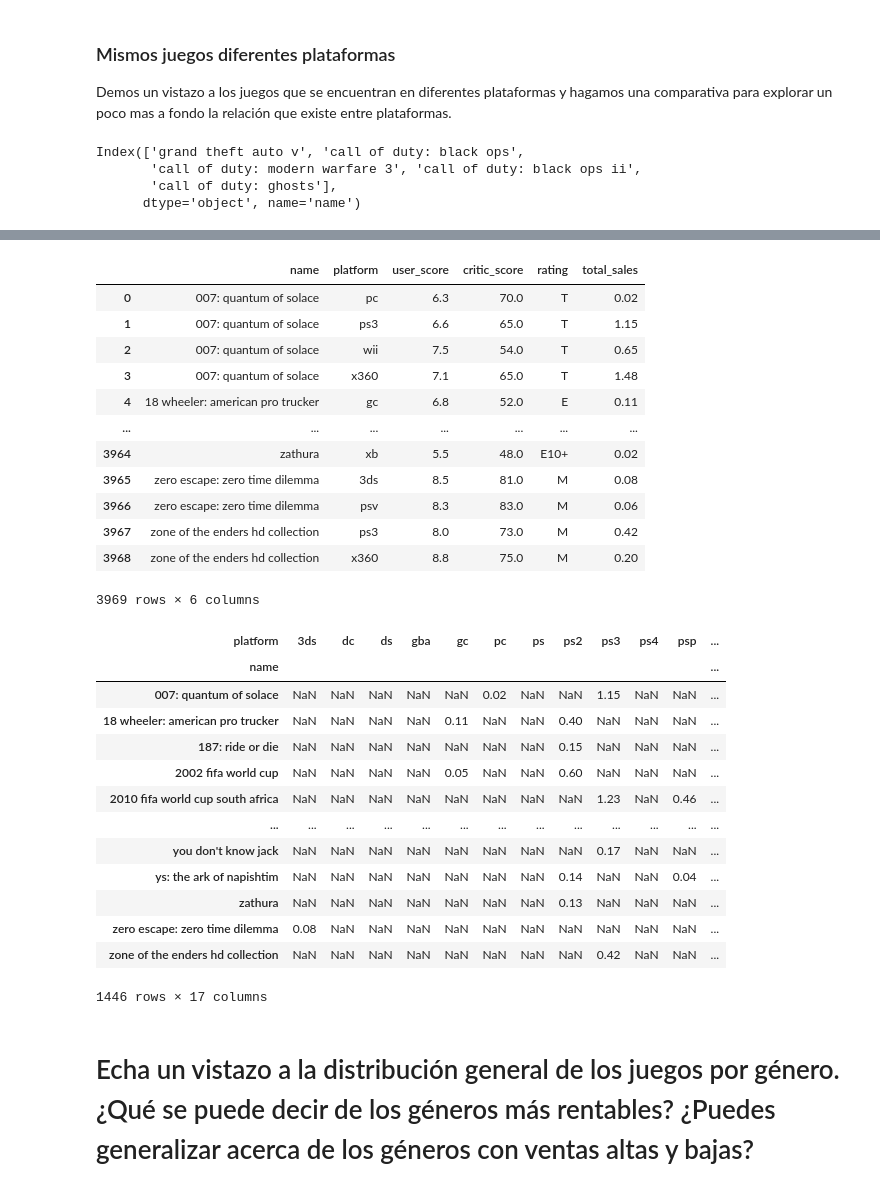
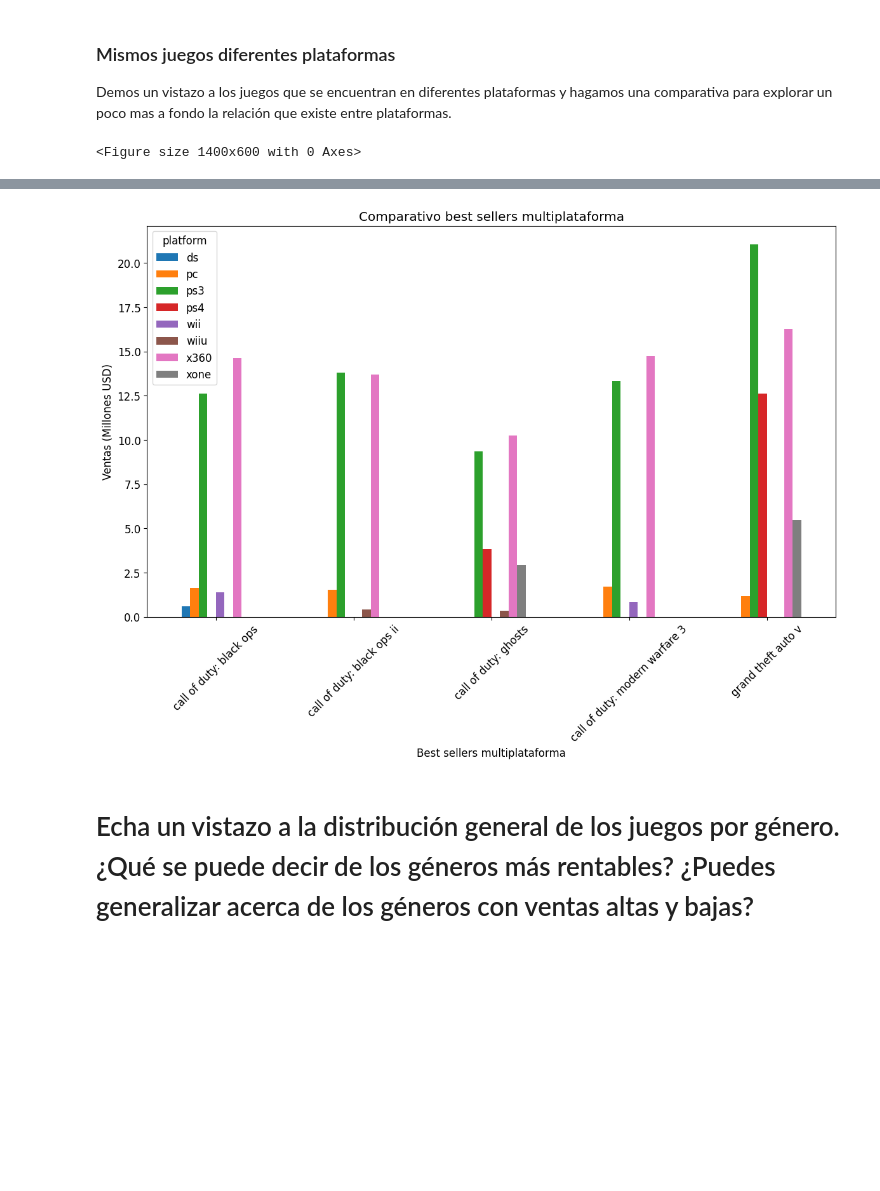
Before and after one commit to ma280113/TripleTen, a Jupyter notebook: strint_6_proyect/notebook.ipynb, the cells around one changed output, grey strips where cells are left out. Drawn from its saved outputs; the diff is of its cells as text; code cells hidden in the pictures; blank space fills up the shorter version.

```diff
--- a/strint_6_proyect/notebook.ipynb
+++ b/strint_6_proyect/notebook.ipynb
@@ -753,6 +753,11 @@ multiplatforms = multiplatforms.unique()
 #-----------Filtro del DataFrame con los juegos multiplataforma.
 df_multiplatforms = df[df['name'].isin(multiplatforms)]
 
+#----------Top 5 best sellers-----------------
+best_sellers = df_multiplatforms.groupby('name')['total_sales'].sum().sort_values(ascending = False).head(5)
+
+df_multiplatforms = df_multiplatforms[df_multiplatforms['name'].isin(best_sellers.index)]
+
 #------------Agrupar por plataforma----------
 df_multiplatforms = df_multiplatforms.groupby(['name', 'platform']).agg({
     'user_score' : 'mean',
@@ -760,8 +765,6 @@ df_multiplatforms = df_multiplatforms.groupby(['name', 'platform']).agg({
     'rating' : 'first',
     'total_sales' : 'mean'
 }).reset_index()
-#----------Top 5 best sellers-----------------
-best_sellers = df_multiplatforms.groupby('name')['total_sales'].sum().sort_values(ascending = False).head(5)
 
 #------Pivote de datos-------
 pivot_multiplatforms = df_multiplatforms.pivot(index = 'name', columns = 'platform', values = 'total_sales')
@@ -769,12 +772,12 @@ pivot_multiplatforms = df_multiplatforms.pivot(index = 'name', columns = 'platfo
 #-------Grafica comparativa---------------
 plt.figure(figsize=(14,6))
 
-pivot_multiplatforms.plot()
+pivot_multiplatforms.plot(kind = 'bar')
 plt.title('Comparativo best sellers multiplataforma')
+plt.xlabel('Best sellers multiplataforma')
+plt.ylabel('Ventas (Millones USD)')
+plt.xticks(rotation = 45)
 
 plt.show()
 # %% [output]
-Index(['grand theft auto v', 'call of duty: black ops',
-       'call of duty: modern warfare 3', 'call of duty: black ops ii',
-       'call of duty: ghosts'],
-      dtype='object', name='name')
+<Figure size 1400x600 with 0 Axes>
@@ -798,30 +784,4 @@ Index(['grand theft auto v', 'call of duty: black ops',
-|  | name | platform | user_score | critic_score | rating | total_sales |
-| 0 | 007: quantum of solace | pc | 6.3 | 70.0 | T | 0.02 |
-| 1 | 007: quantum of solace | ps3 | 6.6 | 65.0 | T | 1.15 |
-| 2 | 007: quantum of solace | wii | 7.5 | 54.0 | T | 0.65 |
-| 3 | 007: quantum of solace | x360 | 7.1 | 65.0 | T | 1.48 |
-| 4 | 18 wheeler: american pro trucker | gc | 6.8 | 52.0 | E | 0.11 |
-| ... | ... | ... | ... | ... | ... | ... |
-| 3964 | zathura | xb | 5.5 | 48.0 | E10+ | 0.02 |
-| 3965 | zero escape: zero time dilemma | 3ds | 8.5 | 81.0 | M | 0.08 |
-| 3966 | zero escape: zero time dilemma | psv | 8.3 | 83.0 | M | 0.06 |
-| 3967 | zone of the enders hd collection | ps3 | 8.0 | 73.0 | M | 0.42 |
-| 3968 | zone of the enders hd collection | x360 | 8.8 | 75.0 | M | 0.20 |
-3969 rows × 6 columns
-| platform | 3ds | dc | ds | gba | gc | pc | ps | ps2 | ps3 | ps4 | psp | ... |
-| name |  |  |  |  |  |  |  |  |  |  |  | ... |
-| 007: quantum of solace | NaN | NaN | NaN | NaN | NaN | 0.02 | NaN | NaN | 1.15 | NaN | NaN | ... |
-| 18 wheeler: american pro trucker | NaN | NaN | NaN | NaN | 0.11 | NaN | NaN | 0.40 | NaN | NaN | NaN | ... |
-| 187: ride or die | NaN | NaN | NaN | NaN | NaN | NaN | NaN | 0.15 | NaN | NaN | NaN | ... |
-| 2002 fifa world cup | NaN | NaN | NaN | NaN | 0.05 | NaN | NaN | 0.60 | NaN | NaN | NaN | ... |
-| 2010 fifa world cup south africa | NaN | NaN | NaN | NaN | NaN | NaN | NaN | NaN | 1.23 | NaN | 0.46 | ... |
-| ... | ... | ... | ... | ... | ... | ... | ... | ... | ... | ... | ... | ... |
-| you don't know jack | NaN | NaN | NaN | NaN | NaN | NaN | NaN | NaN | 0.17 | NaN | NaN | ... |
-| ys: the ark of napishtim | NaN | NaN | NaN | NaN | NaN | NaN | NaN | 0.14 | NaN | NaN | 0.04 | ... |
-| zathura | NaN | NaN | NaN | NaN | NaN | NaN | NaN | 0.13 | NaN | NaN | NaN | ... |
-| zero escape: zero time dilemma | 0.08 | NaN | NaN | NaN | NaN | NaN | NaN | NaN | NaN | NaN | NaN | ... |
-| zone of the enders hd collection | NaN | NaN | NaN | NaN | NaN | NaN | NaN | NaN | 0.42 | NaN | NaN | ... |
-1446 rows × 17 columns
+[figure, added]
 # %% [markdown]
 # Echa un vistazo a la distribución general de los juegos por género. ¿Qué se puede decir de los géneros más rentables? ¿Puedes generalizar acerca de los géneros con ventas altas y bajas?
 # %% [markdown]
```
Also changed, not shown: parts of 1 cell of this notebook.
